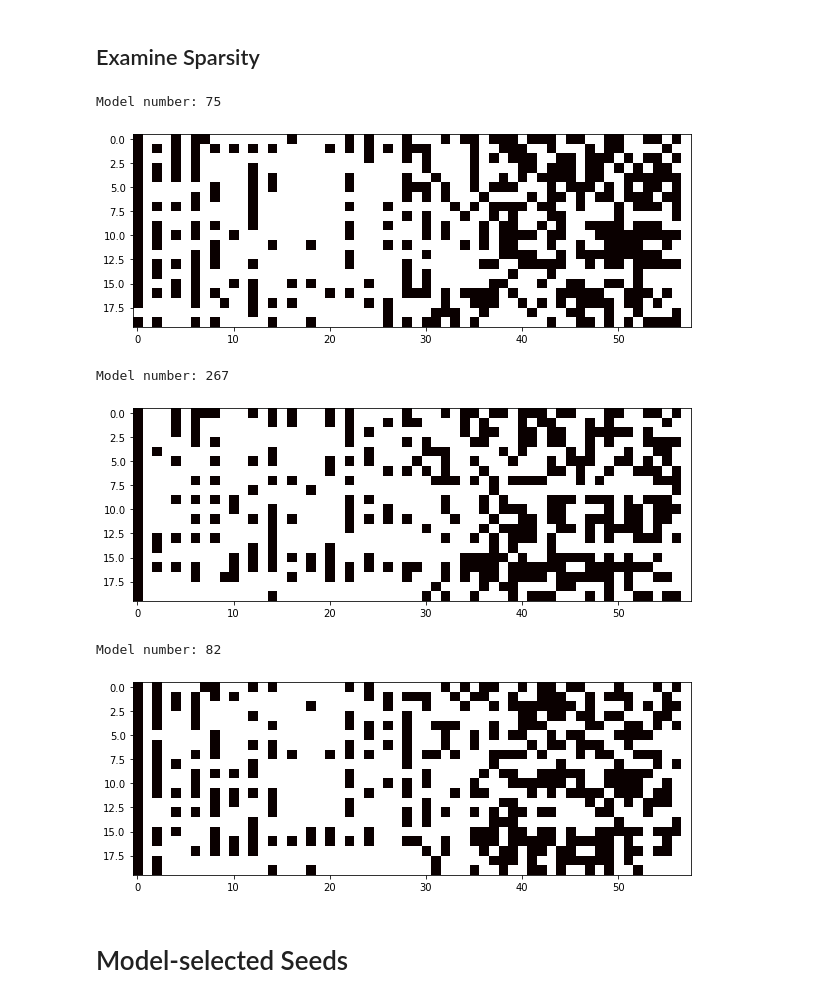
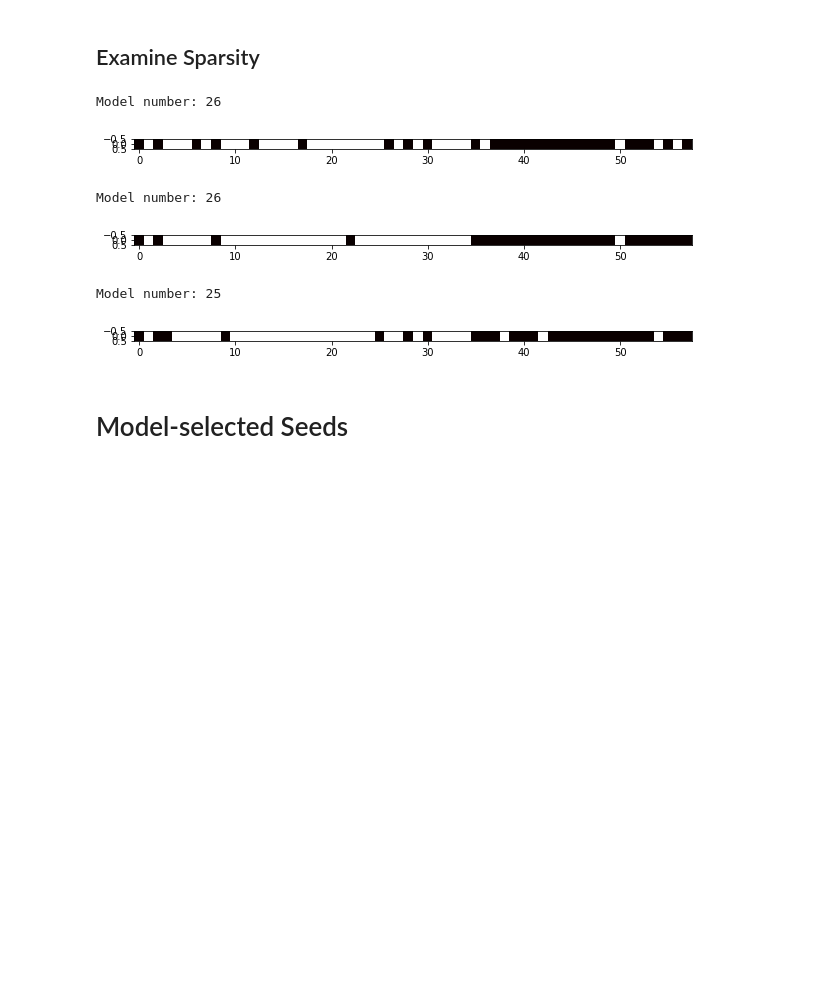
Before and after one commit to wzhang2022/stat195project, a Jupyter notebook: experimentation_c1_r2_cnn.ipynb, the cells around one changed output. Drawn from its saved outputs; the diff is of its cells as text; code cells hidden in the pictures; blank space fills up the shorter version.

```diff
--- a/experimentation_c1_r2_cnn.ipynb
+++ b/experimentation_c1_r2_cnn.ipynb
@@ -297,6 +297,6 @@ def train_cnn_lassonet(data, name, load_models=True):
 
     return models, paths
 # %%
-models_cnn_lassonet, paths_cnn_lassonet = train_lassonet(c1_r2, "c1_r2", load_models=False)
+models_cnn_lassonet, paths_cnn_lassonet = train_cnn_lassonet(c1_r2, "c1_r2", load_models=False)
 all_n_selected, all_accuracy, all_lambda_ = plot_metrics(models_cnn_lassonet, paths_cnn_lassonet)
 # %% [output]
@@ -306,35 +306,35 @@ all_n_selected, all_accuracy, all_lambda_ = plot_metrics(models_cnn_lassonet, pa
 # %%
 # view sparse locations on example model
 
-N_FEATURES = 30 # determine by inspection
+N_FEATURES = 35 # determine by inspection
 
 all_n_selected = np.array(all_n_selected) # default sorted from greatest to least
 indices = [] # indices of particular model to choose from path of models, one index for each model in ensemble
 
 # examine 3 example
 for i in range(NUM_MODELS):
     n_selected = all_n_selected[i]
     idx = list(n_features < N_FEATURES for n_features in n_selected).index(True) # find first index with number of features < N_FEATURES
-    paths[i][idx].selected.numpy()
+    paths_cnn_lassonet[i][idx].selected.numpy()
     indices.append(idx)
 
     print("Model number:", idx)
     plt.figure(figsize=(10, 5))
-    plt.imshow(paths[i][idx].selected.numpy().reshape(1, 58), cmap='hot', interpolation='nearest')
+    plt.imshow(paths_cnn_lassonet[i][idx].selected.numpy().reshape(1, 58), cmap='hot', interpolation='nearest')
 
     plt.savefig("c1_r2_cnn_sparsity.png")
     plt.show()
 
     # white pixels are 1 and black pixels are 0
     # left: substitution, right: insertion
     # looks like insertions have so much effect
 # %% [output]
-Model number: 75
+Model number: 26
-[figure, old version]
+[figure, new version]
-Model number: 267
+Model number: 26
-[figure, old version]
+[figure, new version]
-Model number: 82
+Model number: 25
-[figure, old version]
+[figure, new version]
 # %% [markdown]
 # Model-selected Seeds
 # %%
```
Also changed, not shown: parts of 5 cells of this notebook, 21 other files.
